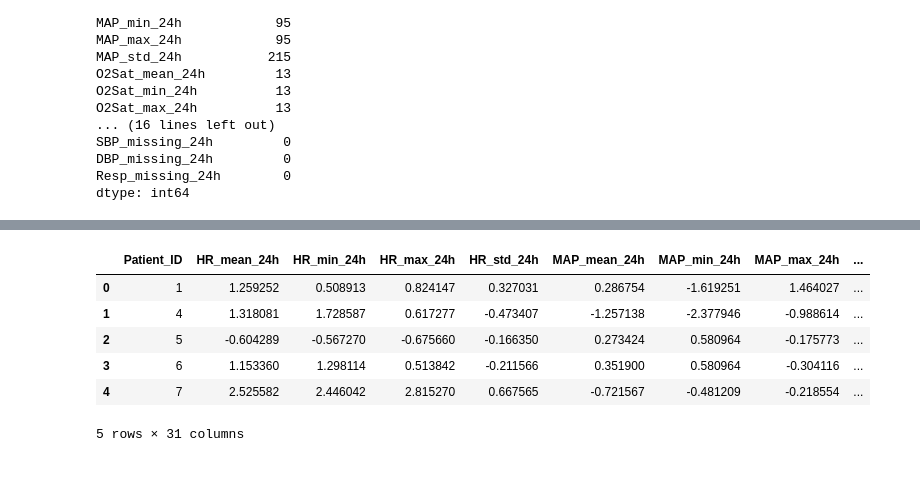
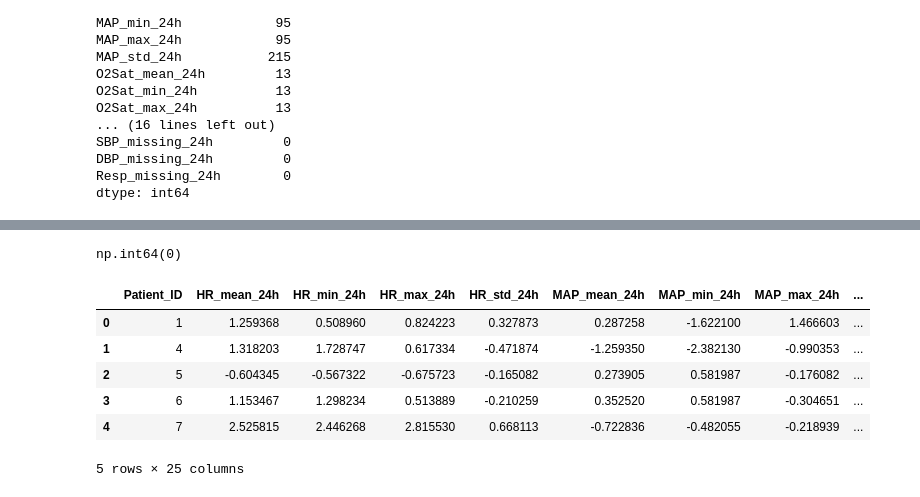
Before and after one commit to chaitralikher/agentic-sepsis-patient-similarity, a Jupyter notebook: notebooks/feature_engineering_time_windows.ipynb, the cells around one changed output, grey strips where cells are left out. Cells and saved outputs as stored; diff of their text form; code cells hidden in the pictures.

Commit message:
Rebuilt modeling feature dataset after removing missingness,NANs and refactored notebook code

```diff
--- a/notebooks/feature_engineering_time_windows.ipynb
+++ b/notebooks/feature_engineering_time_windows.ipynb
@@ -230,0 +284,7 @@ dtype: int64
+# %%
+#Fill remaining NaNs with column mean - min, max, mean values
+patient_features = patient_features.fillna(patient_features.mean())
+#verify no remaining NaNs
+patient_features.isna().sum().sum()
+# %% [output]
+np.int64(0)
@@ -231,26 +305,27 @@ dtype: int64
+# %%
+patient_features_clean=pd.read_csv('/Volumes/ExtremeSSD/Projects/agentic-sepsis-patient-similarity/data/processed/patient_features_24h_vitals_clean.csv')
 # %%
 #Normalize features using Scaling
 from sklearn.preprocessing import StandardScaler
 
-scale_cols = [
-    c for c in patient_features.columns
-    if c not in ['Patient_ID', 'SepsisLabel'] and not c.endswith('_missing_24h')
-]
+scale_cols = [ c for c in patient_features_clean.columns
+    if c not in ['Patient_ID', 'SepsisLabel']]
+
 
 scaler = StandardScaler()
-patient_features[scale_cols] = scaler.fit_transform(
-    patient_features[scale_cols]
+patient_features_clean[scale_cols] = scaler.fit_transform(
+    patient_features_clean[scale_cols]
 )
 
-patient_features.head()
+patient_features_clean.head()
 # %% [output]
 |  | Patient_ID | HR_mean_24h | HR_min_24h | HR_max_24h | HR_std_24h | MAP_mean_24h | MAP_min_24h | MAP_max_24h | ... |
-| 0 | 1 | 1.259252 | 0.508913 | 0.824147 | 0.327031 | 0.286754 | -1.619251 | 1.464027 | ... |
-| 1 | 4 | 1.318081 | 1.728587 | 0.617277 | -0.473407 | -1.257138 | -2.377946 | -0.988614 | ... |
-| 2 | 5 | -0.604289 | -0.567270 | -0.675660 | -0.166350 | 0.273424 | 0.580964 | -0.175773 | ... |
-| 3 | 6 | 1.153360 | 1.298114 | 0.513842 | -0.211566 | 0.351900 | 0.580964 | -0.304116 | ... |
-| 4 | 7 | 2.525582 | 2.446042 | 2.815270 | 0.667565 | -0.721567 | -0.481209 | -0.218554 | ... |
+| 0 | 1 | 1.259368 | 0.508960 | 0.824223 | 0.327873 | 0.287258 | -1.622100 | 1.466603 | ... |
+| 1 | 4 | 1.318203 | 1.728747 | 0.617334 | -0.471874 | -1.259350 | -2.382130 | -0.990353 | ... |
+| 2 | 5 | -0.604345 | -0.567322 | -0.675723 | -0.165082 | 0.273905 | 0.581987 | -0.176082 | ... |
+| 3 | 6 | 1.153467 | 1.298234 | 0.513889 | -0.210259 | 0.352520 | 0.581987 | -0.304651 | ... |
+| 4 | 7 | 2.525815 | 2.446268 | 2.815530 | 0.668113 | -0.722836 | -0.482055 | -0.218939 | ... |
-5 rows × 31 columns
+5 rows × 25 columns
 # %%
 #merge with sepsis labels
 # Use full temporal data to determine patient-level sepsis outcome
```
Also changed, not shown: parts of 10 cells of this notebook, 2 other files.
